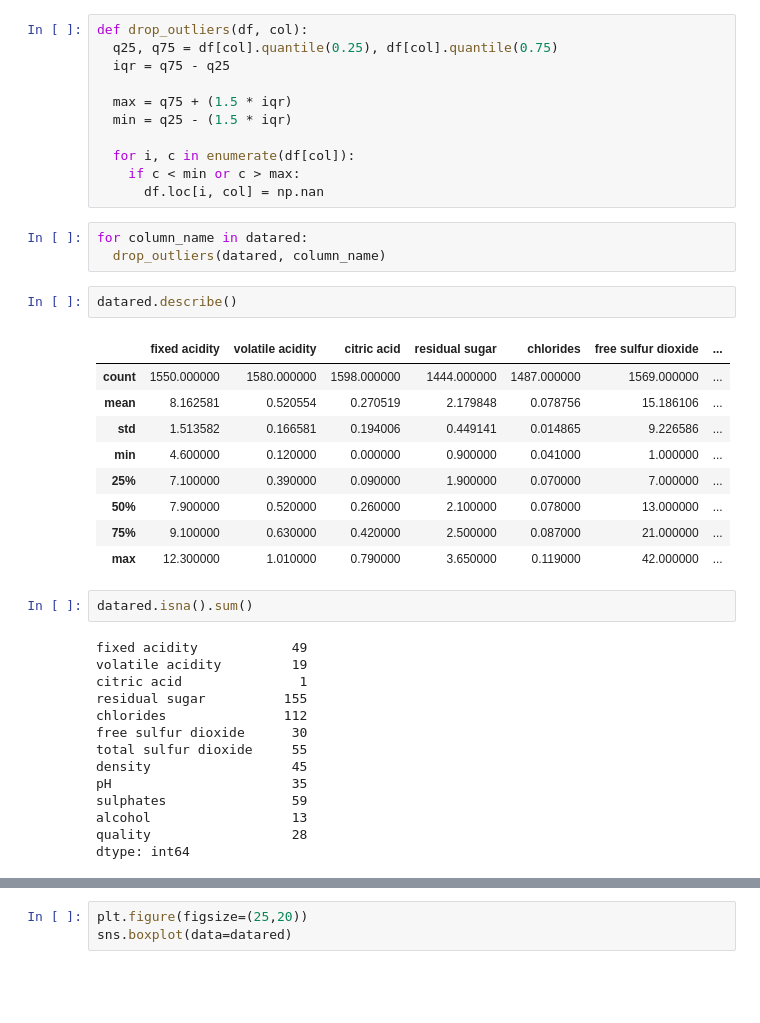
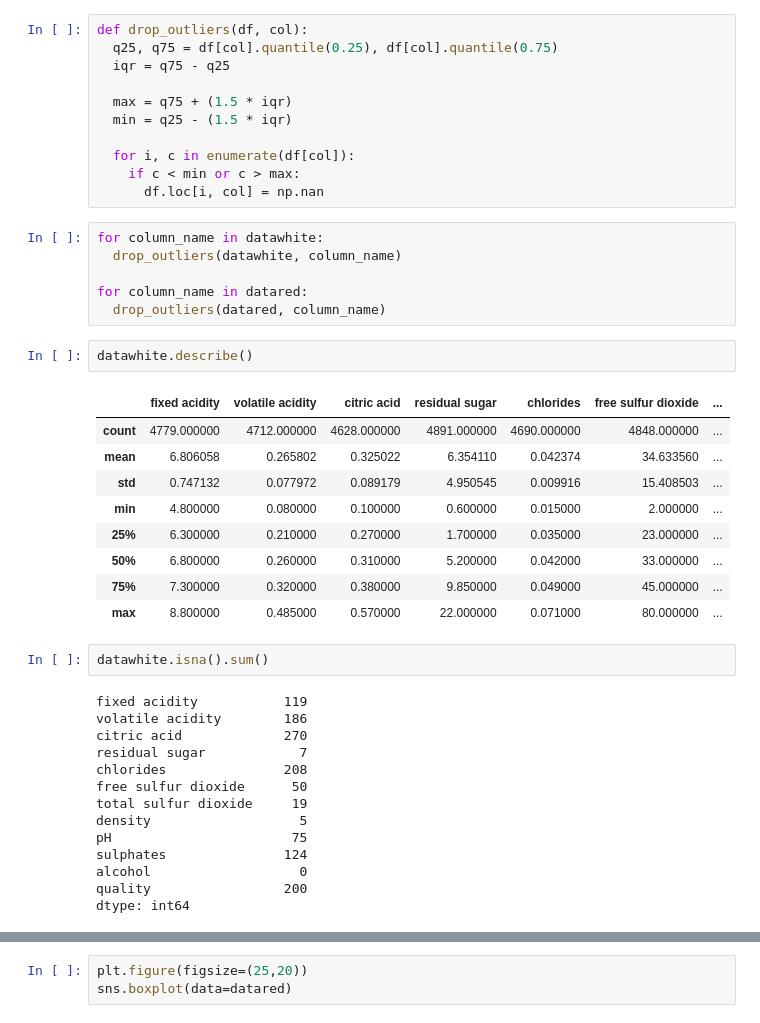
Before and after one commit to JCamposx/Ulima, a Jupyter notebook: VIII-Ciclo/Machine-learning/Trabajos/Trabajo-1/ProyectoWineData.ipynb, the cells around one changed output, grey strips where cells are left out. Saved outputs shown, nothing was run; the diff lists cells and outputs as text; blank space fills up the shorter version.

```diff
--- a/VIII-Ciclo/Machine-learning/Trabajos/Trabajo-1/ProyectoWineData.ipynb
+++ b/VIII-Ciclo/Machine-learning/Trabajos/Trabajo-1/ProyectoWineData.ipynb
@@ -126,34 +123,37 @@ def drop_outliers(df, col):
     if c < min or c > max:
       df.loc[i, col] = np.nan
 # %%
+for column_name in datawhite:
+  drop_outliers(datawhite, column_name)
+
 for column_name in datared:
   drop_outliers(datared, column_name)
 # %%
-datared.describe()
+datawhite.describe()
 # %% [output]
 |  | fixed acidity | volatile acidity | citric acid | residual sugar | chlorides | free sulfur dioxide | ... |
-| count | 1550.000000 | 1580.000000 | 1598.000000 | 1444.000000 | 1487.000000 | 1569.000000 | ... |
-| mean | 8.162581 | 0.520554 | 0.270519 | 2.179848 | 0.078756 | 15.186106 | ... |
-| std | 1.513582 | 0.166581 | 0.194006 | 0.449141 | 0.014865 | 9.226586 | ... |
-| min | 4.600000 | 0.120000 | 0.000000 | 0.900000 | 0.041000 | 1.000000 | ... |
-| 25% | 7.100000 | 0.390000 | 0.090000 | 1.900000 | 0.070000 | 7.000000 | ... |
-| 50% | 7.900000 | 0.520000 | 0.260000 | 2.100000 | 0.078000 | 13.000000 | ... |
-| 75% | 9.100000 | 0.630000 | 0.420000 | 2.500000 | 0.087000 | 21.000000 | ... |
-| max | 12.300000 | 1.010000 | 0.790000 | 3.650000 | 0.119000 | 42.000000 | ... |
+| count | 4779.000000 | 4712.000000 | 4628.000000 | 4891.000000 | 4690.000000 | 4848.000000 | ... |
+| mean | 6.806058 | 0.265802 | 0.325022 | 6.354110 | 0.042374 | 34.633560 | ... |
+| std | 0.747132 | 0.077972 | 0.089179 | 4.950545 | 0.009916 | 15.408503 | ... |
+| min | 4.800000 | 0.080000 | 0.100000 | 0.600000 | 0.015000 | 2.000000 | ... |
+| 25% | 6.300000 | 0.210000 | 0.270000 | 1.700000 | 0.035000 | 23.000000 | ... |
+| 50% | 6.800000 | 0.260000 | 0.310000 | 5.200000 | 0.042000 | 33.000000 | ... |
+| 75% | 7.300000 | 0.320000 | 0.380000 | 9.850000 | 0.049000 | 45.000000 | ... |
+| max | 8.800000 | 0.485000 | 0.570000 | 22.000000 | 0.071000 | 80.000000 | ... |
 # %%
-datared.isna().sum()
+datawhite.isna().sum()
 # %% [output]
-fixed acidity            49
-volatile acidity         19
-citric acid               1
-residual sugar          155
-chlorides               112
-free sulfur dioxide      30
-total sulfur dioxide     55
-density                  45
-pH                       35
-sulphates                59
-alcohol                  13
-quality                  28
+fixed acidity           119
+volatile acidity        186
+citric acid             270
+residual sugar            7
+chlorides               208
+free sulfur dioxide      50
+total sulfur dioxide     19
+density                   5
+pH                       75
+sulphates               124
+alcohol                   0
+quality                 200
 dtype: int64
 # %%
```
Also changed, not shown: parts of 5 cells of this notebook.
